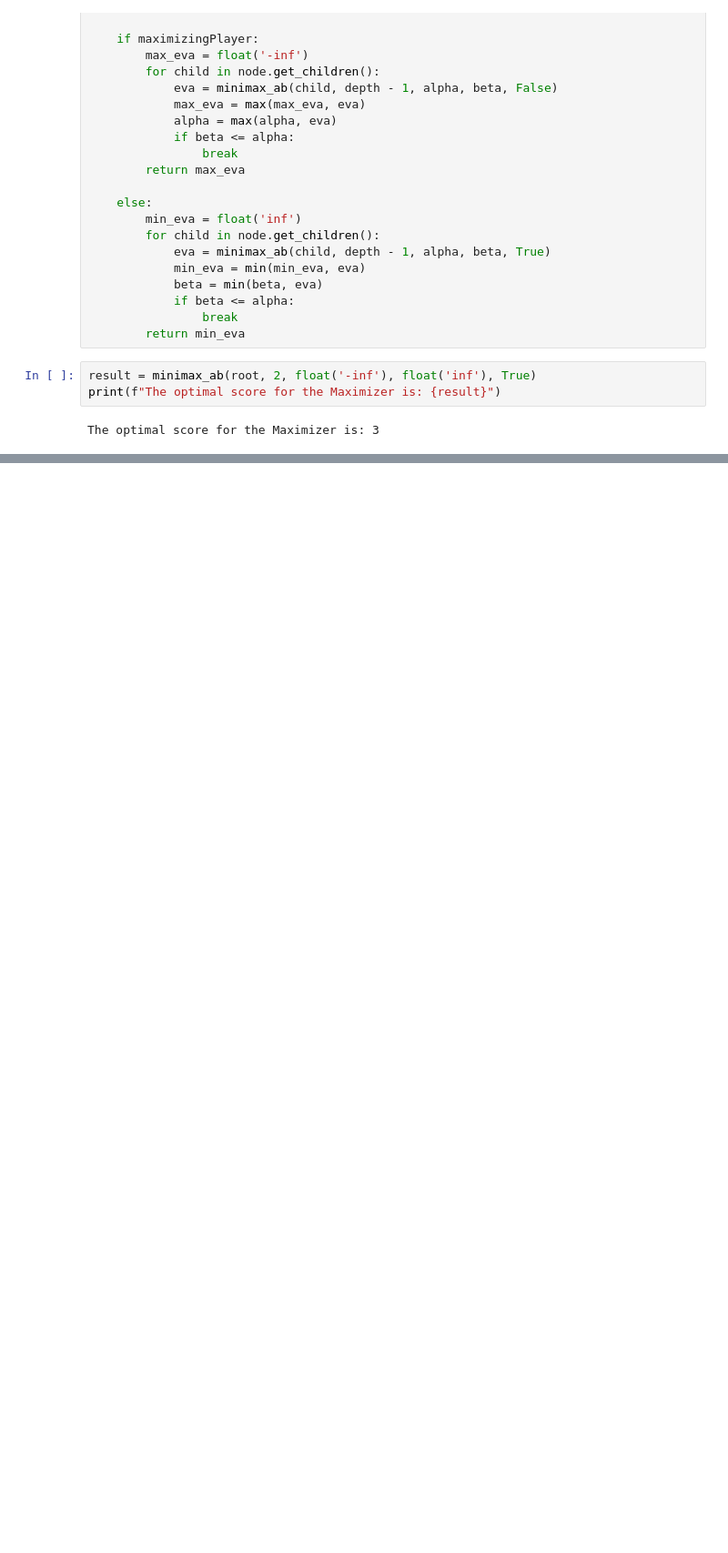
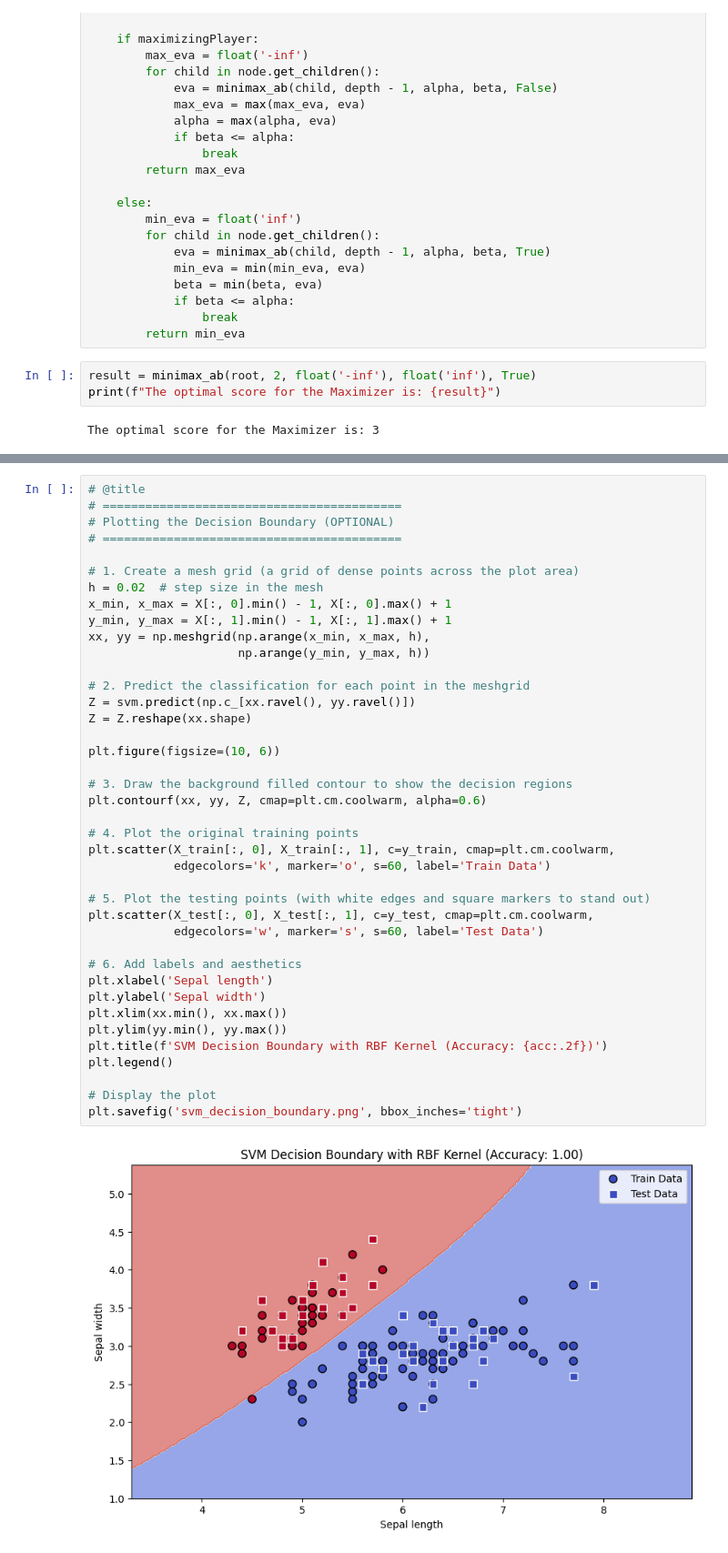
Before and after one commit to R4F4I/semester-4-FAST-K240009, a Jupyter notebook: AI/lab/final_prep/adversarial_search.ipynb, the cells around one changed output, grey strips where cells are left out. Shown at 91% size. Drawn from its saved outputs; the diff is of its cells as text; blank space fills up the shorter version.

```diff
--- a/AI/lab/final_prep/adversarial_search.ipynb
+++ b/AI/lab/final_prep/adversarial_search.ipynb
@@ -208,0 +398,42 @@ The optimal score for the Maximizer is: 3
+# %%
+# @title
+# ==========================================
+# Plotting the Decision Boundary (OPTIONAL)
+# ==========================================
+
+# 1. Create a mesh grid (a grid of dense points across the plot area)
+h = 0.02  # step size in the mesh
+x_min, x_max = X[:, 0].min() - 1, X[:, 0].max() + 1
+y_min, y_max = X[:, 1].min() - 1, X[:, 1].max() + 1
+xx, yy = np.meshgrid(np.arange(x_min, x_max, h),
+                     np.arange(y_min, y_max, h))
+
+# 2. Predict the classification for each point in the meshgrid
+Z = svm.predict(np.c_[xx.ravel(), yy.ravel()])
+Z = Z.reshape(xx.shape)
+
+plt.figure(figsize=(10, 6))
+
+# 3. Draw the background filled contour to show the decision regions
+plt.contourf(xx, yy, Z, cmap=plt.cm.coolwarm, alpha=0.6)
+
+# 4. Plot the original training points
+plt.scatter(X_train[:, 0], X_train[:, 1], c=y_train, cmap=plt.cm.coolwarm,
+            edgecolors='k', marker='o', s=60, label='Train Data')
+
+# 5. Plot the testing points (with white edges and square markers to stand out)
+plt.scatter(X_test[:, 0], X_test[:, 1], c=y_test, cmap=plt.cm.coolwarm,
+            edgecolors='w', marker='s', s=60, label='Test Data')
+
+# 6. Add labels and aesthetics
+plt.xlabel('Sepal length')
+plt.ylabel('Sepal width')
+plt.xlim(xx.min(), xx.max())
+plt.ylim(yy.min(), yy.max())
+plt.title(f'SVM Decision Boundary with RBF Kernel (Accuracy: {acc:.2f})')
+plt.legend()
+
+# Display the plot
+plt.savefig('svm_decision_boundary.png', bbox_inches='tight')
+# %% [output]
+[figure, added]
```
Also changed, not shown: parts of 22 cells of this notebook.
